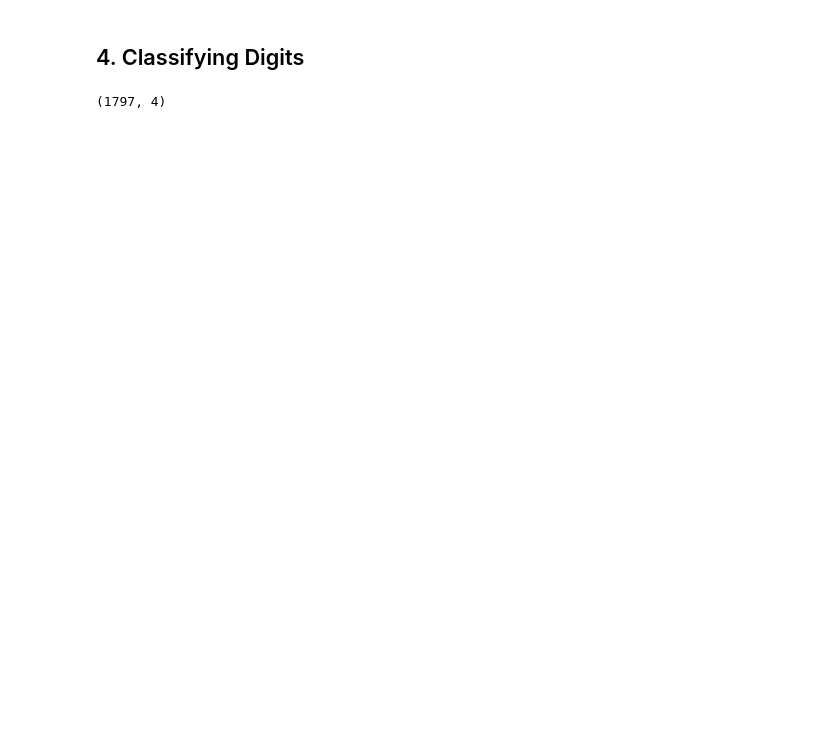
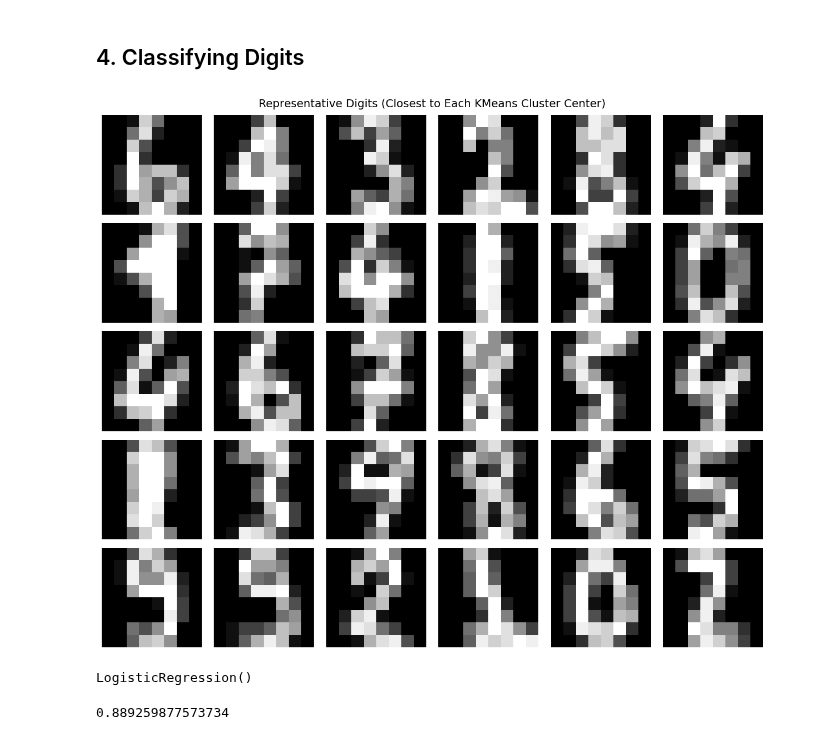
Before and after one commit to EyadMostafa/ml-from-scratch, a Jupyter notebook: notebooks/kmeans.ipynb, the cells around one changed output. Saved outputs shown, nothing was run; the diff lists cells and outputs as text; code cells hidden in the pictures; blank space fills up the shorter version.

```diff
--- a/notebooks/kmeans.ipynb
+++ b/notebooks/kmeans.ipynb
@@ -95,6 +123,20 @@ plt.show()
 # %% [markdown]
 ## 4. Classifying Digits
 # %%
-kmeans.fit_transform(X_digits).shape
+ckmeans = KMeansFromTemu(n_clusters=30)
+
+distances = ckmeans.fit_transform(X_digits)
+representative_digits_indices = np.argmin(distances, axis=0)
+X_representative = X_digits[representative_digits_indices]
-# %% [output]
-(1797, 4)
+# %%
+fig, axes = plt.subplots(5, 6, figsize=(12,10))
+
+for img, ax in zip(X_representative, axes.flat):
+    ax.imshow(img.reshape(8,8), cmap="gray")
+    ax.axis("off")
+
+plt.suptitle("Representative Digits (Closest to Each KMeans Cluster Center)", fontsize=14)
+plt.tight_layout()
+plt.show()
+# %% [output]
+[figure, added]
@@ -100,0 +149,15 @@ kmeans.fit_transform(X_digits).shape
+# %%
+from sklearn.linear_model import LogisticRegression
+from sklearn.metrics import accuracy_score
+
+log_reg = LogisticRegression()
+
+log_reg.fit(X_representative, labels)
+# %% [output]
+LogisticRegression()
+# %%
+preds = log_reg.predict(X_digits)
+
+print(accuracy_score(y_digits, preds))
+# %% [output]
+0.889259877573734
```
Also changed, not shown: parts of 9 cells of this notebook, 1 other file.
